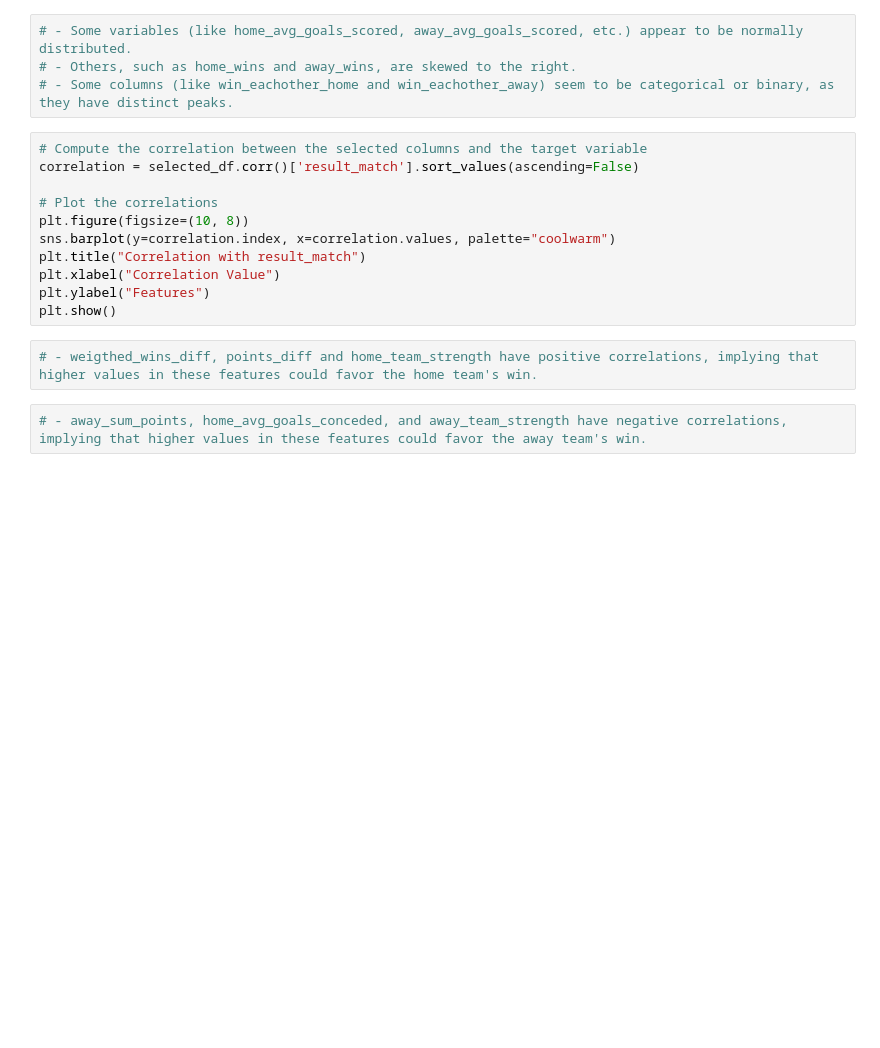
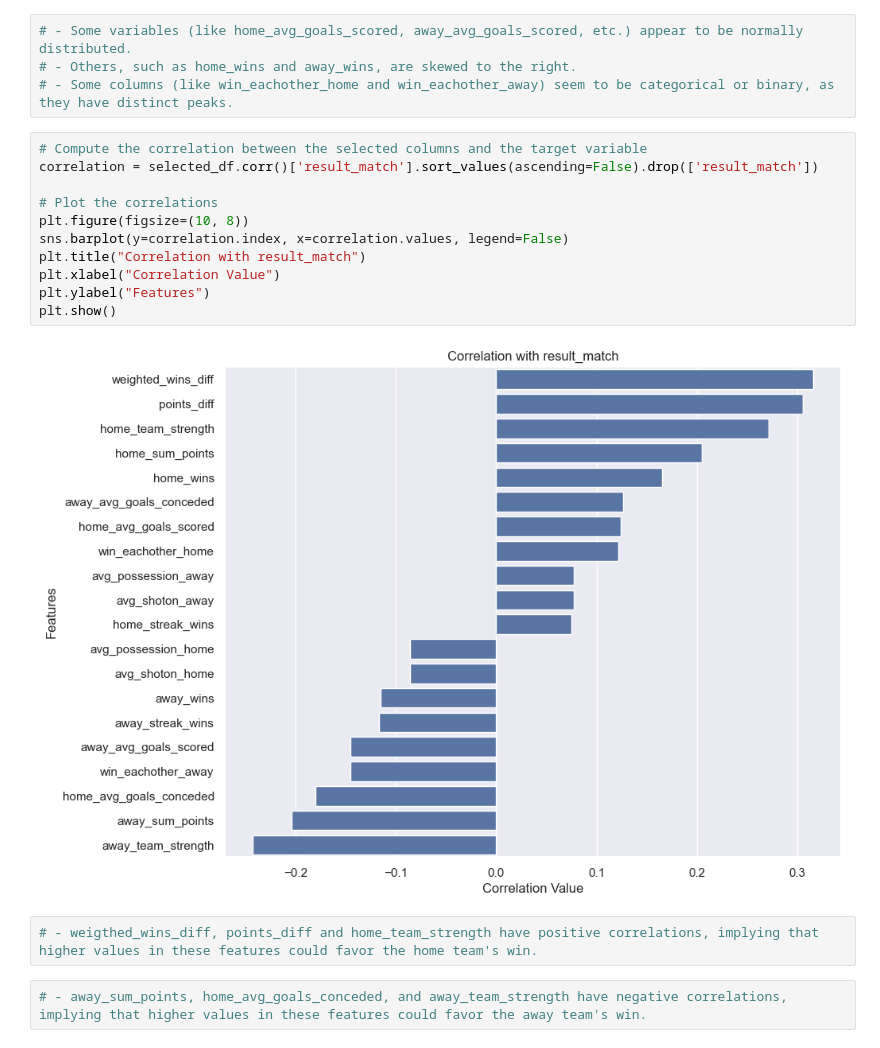
Before and after one commit to kamil0920/aws_football, a Jupyter notebook: pipelines/eda_data.ipynb, the cells around one changed output. Drawn from its saved outputs; the diff is of its cells as text; blank space fills up the shorter version.

```diff
--- a/pipelines/eda_data.ipynb
+++ b/pipelines/eda_data.ipynb
@@ -40,15 +53,17 @@ plt.show()
 # - Some columns (like win_eachother_home and win_eachother_away) seem to be categorical or binary, as they have distinct peaks.
 # %%
 # Compute the correlation between the selected columns and the target variable
-correlation = selected_df.corr()['result_match'].sort_values(ascending=False)
+correlation = selected_df.corr()['result_match'].sort_values(ascending=False).drop(['result_match'])
 
 # Plot the correlations
 plt.figure(figsize=(10, 8))
-sns.barplot(y=correlation.index, x=correlation.values, palette="coolwarm")
+sns.barplot(y=correlation.index, x=correlation.values, legend=False)
 plt.title("Correlation with result_match")
 plt.xlabel("Correlation Value")
 plt.ylabel("Features")
 plt.show()
+# %% [output]
+[figure, added]
 # %%
 # - weigthed_wins_diff, points_diff and home_team_strength have positive correlations, implying that higher values in these features could favor the home team's win.
 # %%
```
Also changed, not shown: parts of 26 cells of this notebook.
